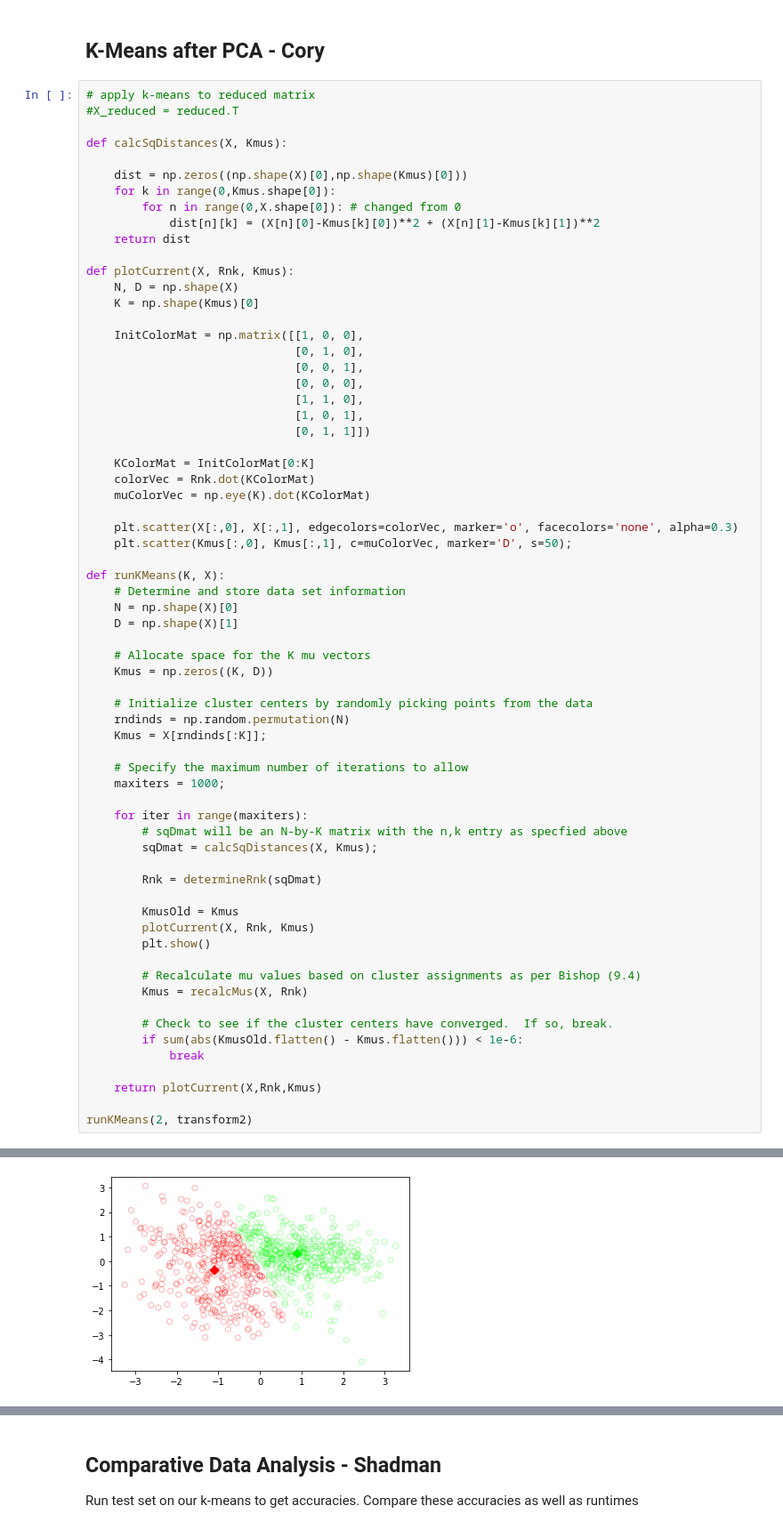
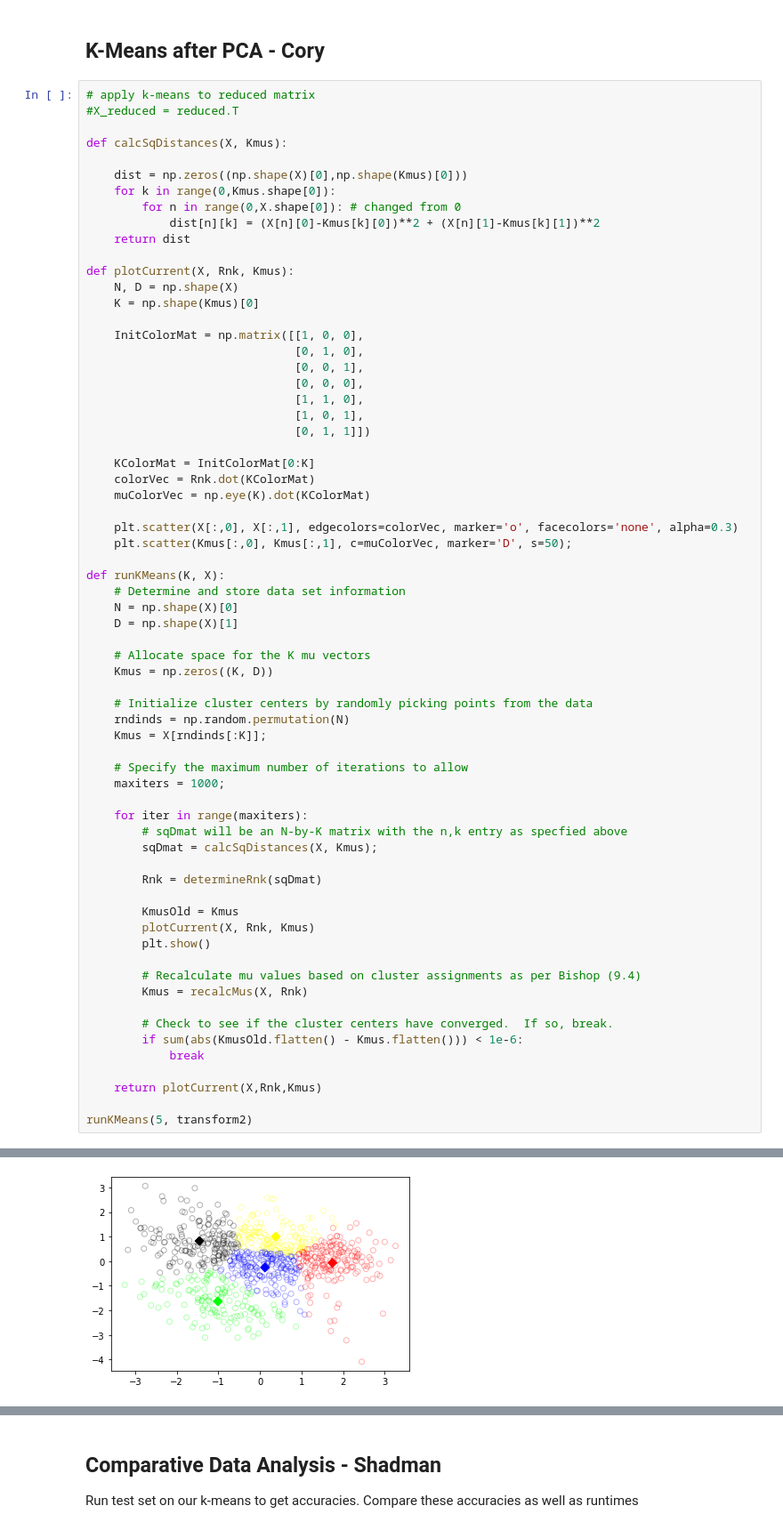
Before and after one commit to shaniaie/COGS_118B_PROJECT, a Jupyter notebook: Project_updated.ipynb, the cells around one changed output, grey strips where cells are left out. Shown at 89% size. Drawn from its saved outputs; the diff is of its cells as text.

```diff
--- a/Project_updated.ipynb
+++ b/Project_updated.ipynb
@@ -387,5 +388,5 @@ def runKMeans(K, X):
 
     return plotCurrent(X,Rnk,Kmus)
 
-runKMeans(2, transform2)
+runKMeans(5, transform2)
 # %% [output]
@@ -400 +401 @@ runKMeans(2, transform2)
-[figure, old version]
+[figure, new version]
```
Also changed, not shown: parts of 5 cells of this notebook.
